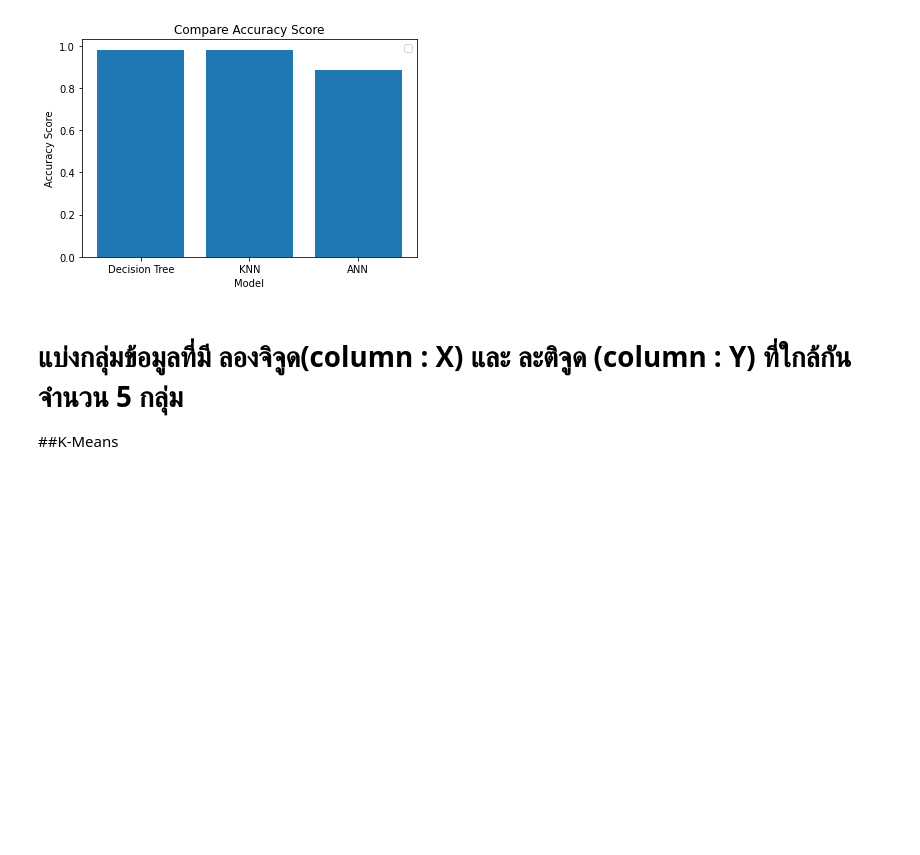
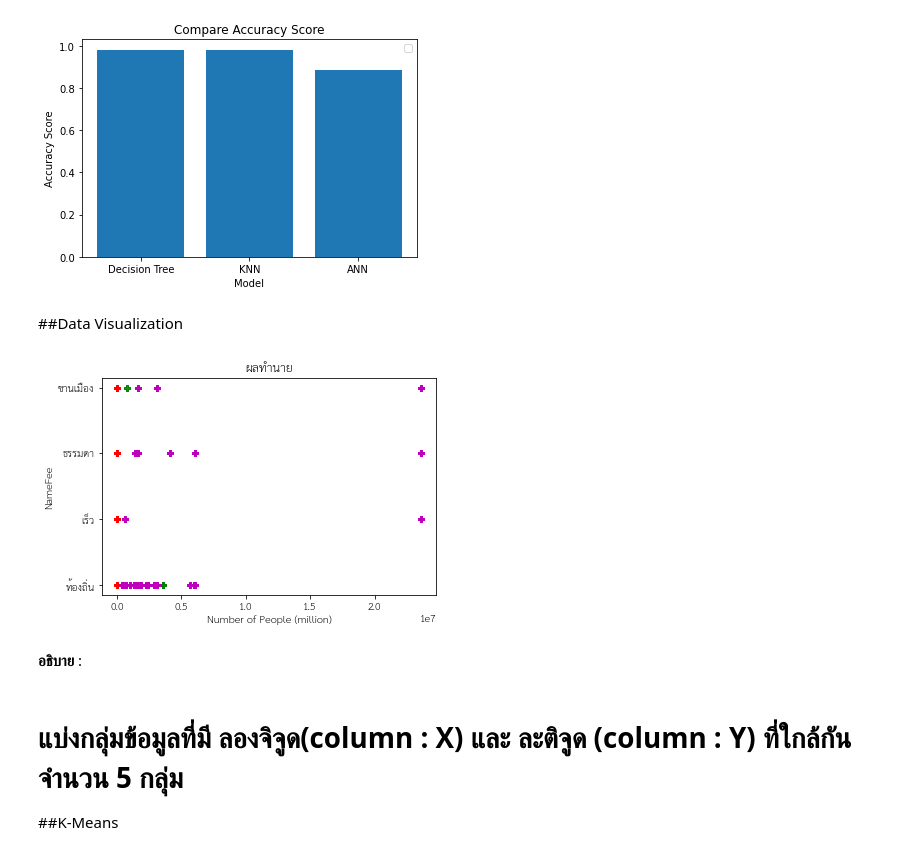
Before and after one commit to ThanikPimpiban/DWDM21, a Jupyter notebook: Project_final.ipynb, the cells around one changed output. Drawn from its saved outputs; the diff is of its cells as text; code cells hidden in the pictures; blank space fills up the shorter version.

```diff
--- a/Project_final.ipynb
+++ b/Project_final.ipynb
@@ -1068,3 +933,5 @@ plt.legend();
 # %% [output]
 No handles with labels found to put in legend.
 [figure]
+# %% [markdown]
+##Data Visualization
@@ -1071,3 +946,16 @@ No handles with labels found to put in legend.
+# %%
+plt.plot(X_test['km'],KNN2final_result,'Pb',alpha =0.2)  ### plot กราฟทำนายผลเพื่อตอบ Challenge
+plt.plot(X_test['exact_km'],KNN2final_result,'Pr',alpha = 0.8)
+plt.plot(X_test['จำนวนผู้เยี่ยมเยือนทั้งหมด (คน)_x'],KNN2final_result,'Pg',alpha =0.1)
+plt.plot(X_test['จำนวนผู้เยี่ยมเยือนทั้งหมด (คน)_y'],KNN2final_result,'Pm',alpha =0.8)
+plt.xlabel('Number of People (million)')
+plt.ylabel('NameFee')
+plt.title('ผลทำนาย')
+plt.show()
+# %% [output]
+[figure, added]
+# %% [markdown]
+**อธิบาย** :
 # %% [markdown]
 # แบ่งกลุ่มข้อมูลที่มี ลองจิจูด(column : X) และ ละติจูด (column : Y) ที่ใกล้กันจำนวน 5 กลุ่ม
 ##K-Means
```
Also changed, not shown: parts of 77 cells of this notebook.
